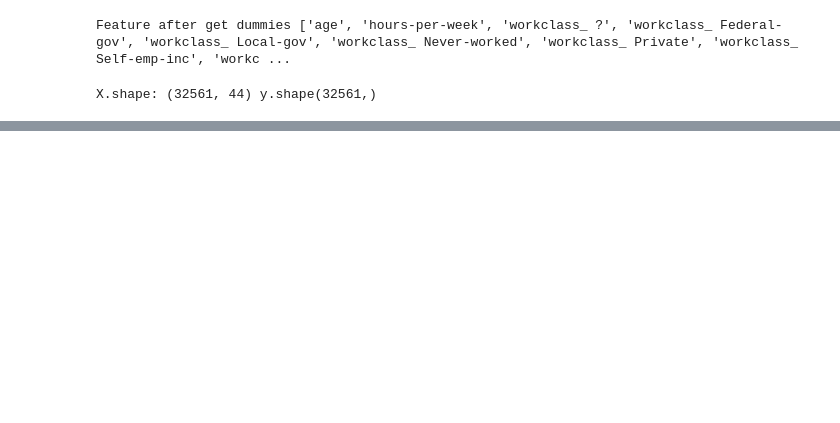
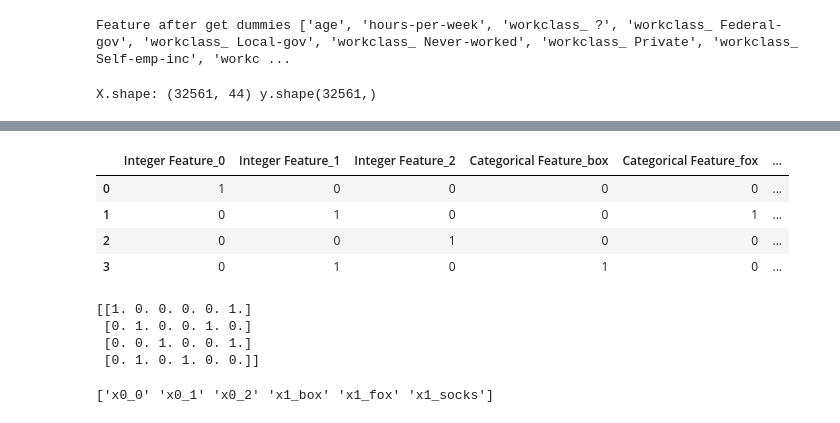
Before and after one commit to shub-bioinfo/Python, a Jupyter notebook: Feature_engineering.ipynb, the cells around one changed output, grey strips where cells are left out. Cells and saved outputs as stored; diff of their text form; code cells hidden in the pictures; blank space fills up the shorter version.

```diff
--- a/Feature_engineering.ipynb
+++ b/Feature_engineering.ipynb
@@ -69,0 +114,5 @@ Please also refer to the documentation for alternative solver options:
+# %%
+# create a DataFrame with an integer feature and a categorical string feature
+demo_df = pd.DataFrame({'Integer Feature': [0, 1, 2, 1],
+                        'Categorical Feature': ['socks', 'fox', 'socks', 'box']})
+display(demo_df)
@@ -69,0 +133,23 @@ Please also refer to the documentation for alternative solver options:
+# %%
+demo_df['Integer Feature'] = demo_df['Integer Feature'].astype(str)
+display(pd.get_dummies(demo_df, columns=['Integer Feature', 'Categorical Feature']))
+# %% [output]
+|  | Integer Feature_0 | Integer Feature_1 | Integer Feature_2 | Categorical Feature_box | Categorical Feature_fox | ... |
+| 0 | 1 | 0 | 0 | 0 | 0 | ... |
+| 1 | 0 | 1 | 0 | 0 | 1 | ... |
+| 2 | 0 | 0 | 1 | 0 | 0 | ... |
+| 3 | 0 | 1 | 0 | 1 | 0 | ... |
+# %%
+from sklearn.preprocessing import OneHotEncoder
+# Setting sparse=False means OneHotEncode will return a numpy array, not a sparse matrix
+ohe = OneHotEncoder(sparse=False)
+print(ohe.fit_transform(demo_df))
+# %% [output]
+[[1. 0. 0. 0. 0. 1.]
+ [0. 1. 0. 0. 1. 0.]
+ [0. 0. 1. 0. 0. 1.]
+ [0. 1. 0. 1. 0. 0.]]
+# %%
+print(ohe.get_feature_names())
+# %% [output]
+['x0_0' 'x0_1' 'x0_2' 'x1_box' 'x1_fox' 'x1_socks']
```
Also changed, not shown: parts of 16 cells of this notebook, 1 other file.
